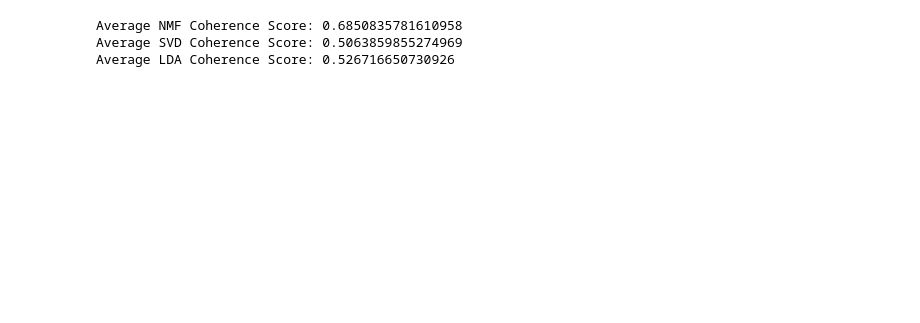
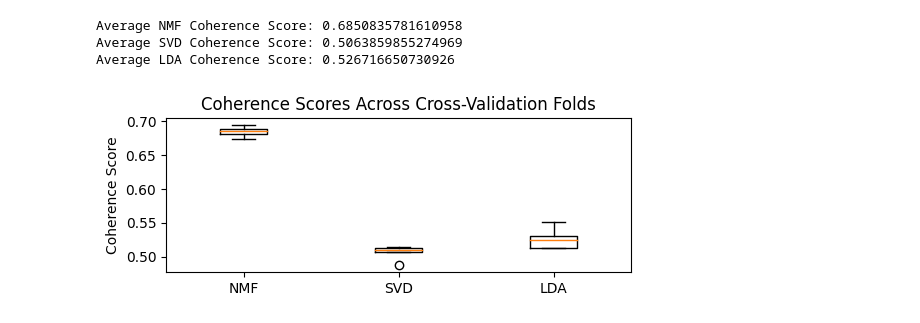
Before and after one commit to ganeshmukhiya/Modified-Topic-Modeling-NMF, a Jupyter notebook: cross_validation.ipynb, the cells around one changed output. Cells and saved outputs as stored; diff of their text form; code cells hidden in the pictures; blank space fills up the shorter version.

```diff
--- a/cross_validation.ipynb
+++ b/cross_validation.ipynb
@@ -82,0 +85,12 @@ Average LDA Coherence Score: 0.526716650730926
+# %%
+import matplotlib.pyplot as plt
+
+# Example box plot
+plt.figure(figsize=(6, 2))
+plt.boxplot([nmf_coherence_scores, svd_coherence_scores, lda_coherence_scores],
+            labels=['NMF', 'SVD', 'LDA'])
+plt.title('Coherence Scores Across Cross-Validation Folds')
+plt.ylabel('Coherence Score')
+plt.show()
+# %% [output]
+[figure, added]
```
Also changed, not shown: parts of 3 cells of this notebook.
